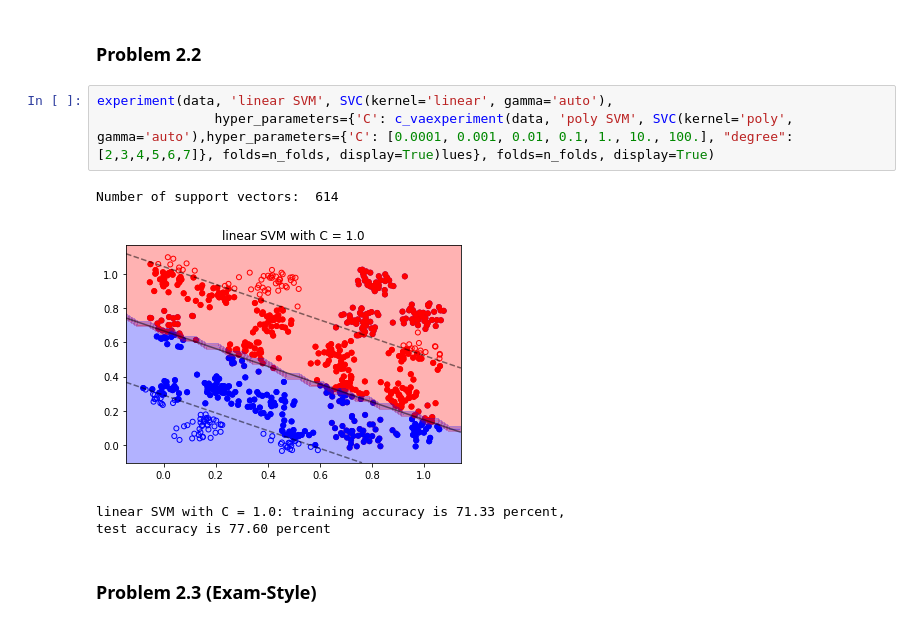
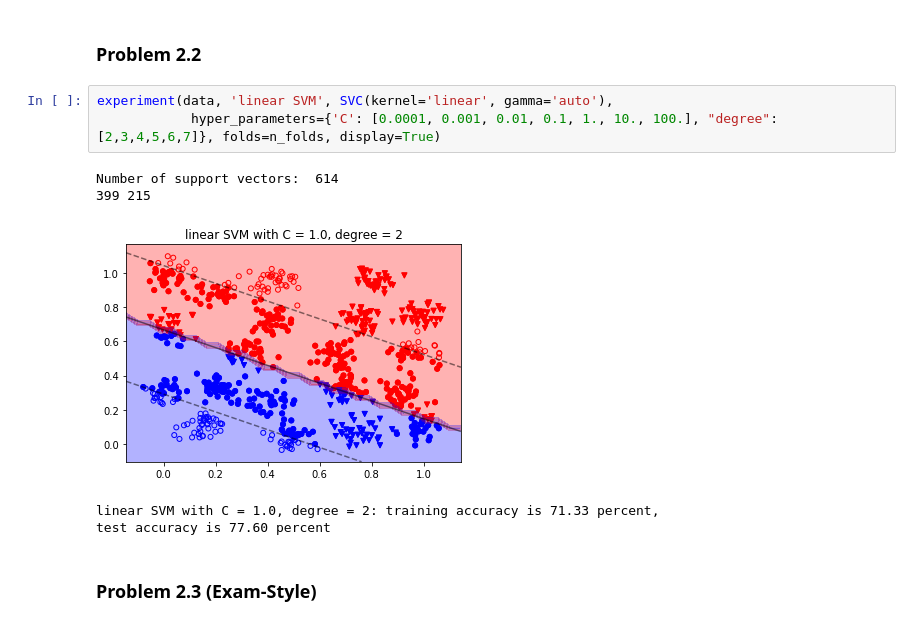
Before and after one commit to amanmibra/cs371, a Jupyter notebook: homework08/homework08.ipynb, the cells around one changed output. Drawn from its saved outputs; the diff is of its cells as text.

```diff
--- a/homework08/homework08.ipynb
+++ b/homework08/homework08.ipynb
@@ -173,11 +190,12 @@ test accuracy is 69.20 percent
 ### Problem 2.2
 # %%
 experiment(data, 'linear SVM', SVC(kernel='linear', gamma='auto'),
-               hyper_parameters={'C': c_vaexperiment(data, 'poly SVM', SVC(kernel='poly', gamma='auto'),hyper_parameters={'C': [0.0001, 0.001, 0.01, 0.1, 1., 10., 100.], "degree": [2,3,4,5,6,7]}, folds=n_folds, display=True)lues}, folds=n_folds, display=True)
+            hyper_parameters={'C': [0.0001, 0.001, 0.01, 0.1, 1., 10., 100.], "degree": [2,3,4,5,6,7]}, folds=n_folds, display=True)
 # %% [output]
 Number of support vectors:  614
+399 215
-[figure, old version]
+[figure, new version]
-linear SVM with C = 1.0: training accuracy is 71.33 percent,
+linear SVM with C = 1.0, degree = 2: training accuracy is 71.33 percent,
 test accuracy is 77.60 percent
 # %% [markdown]
 ### Problem 2.3 (Exam-Style)
```
Also changed, not shown: parts of 7 cells of this notebook, 1 other file.
